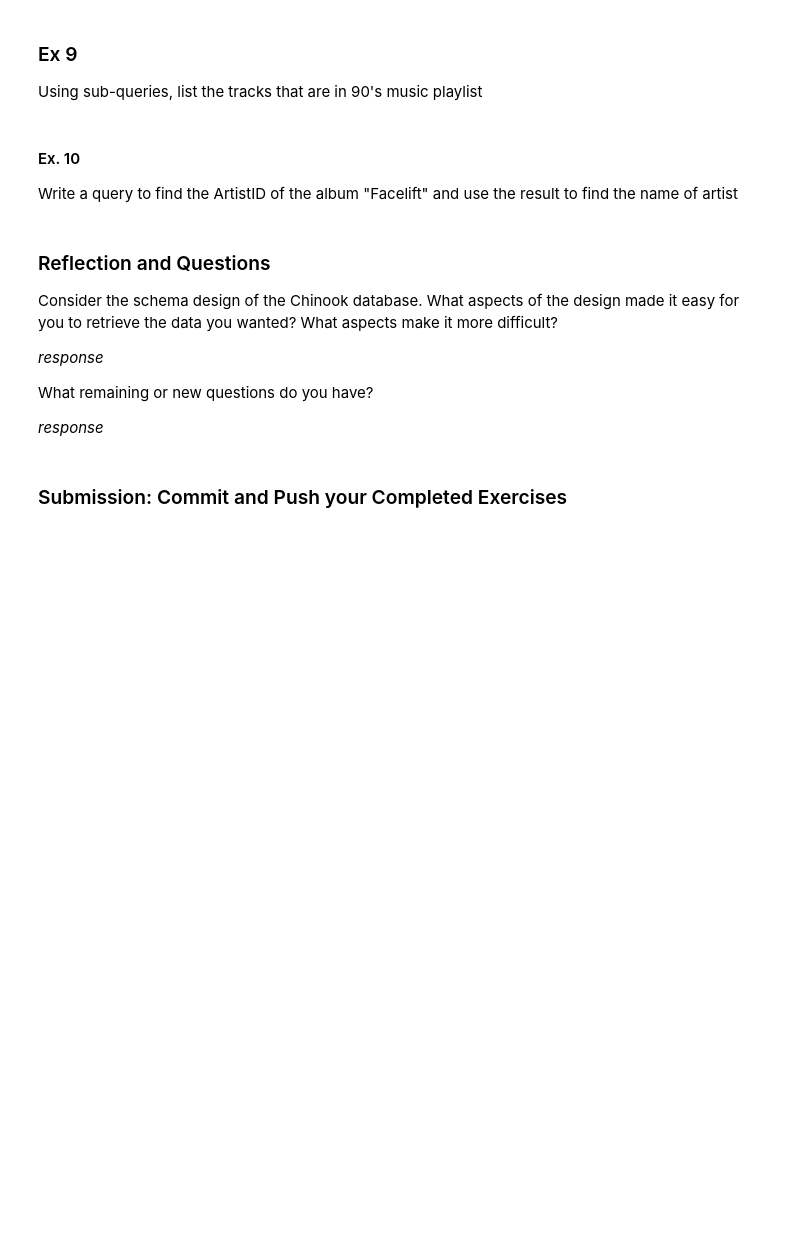
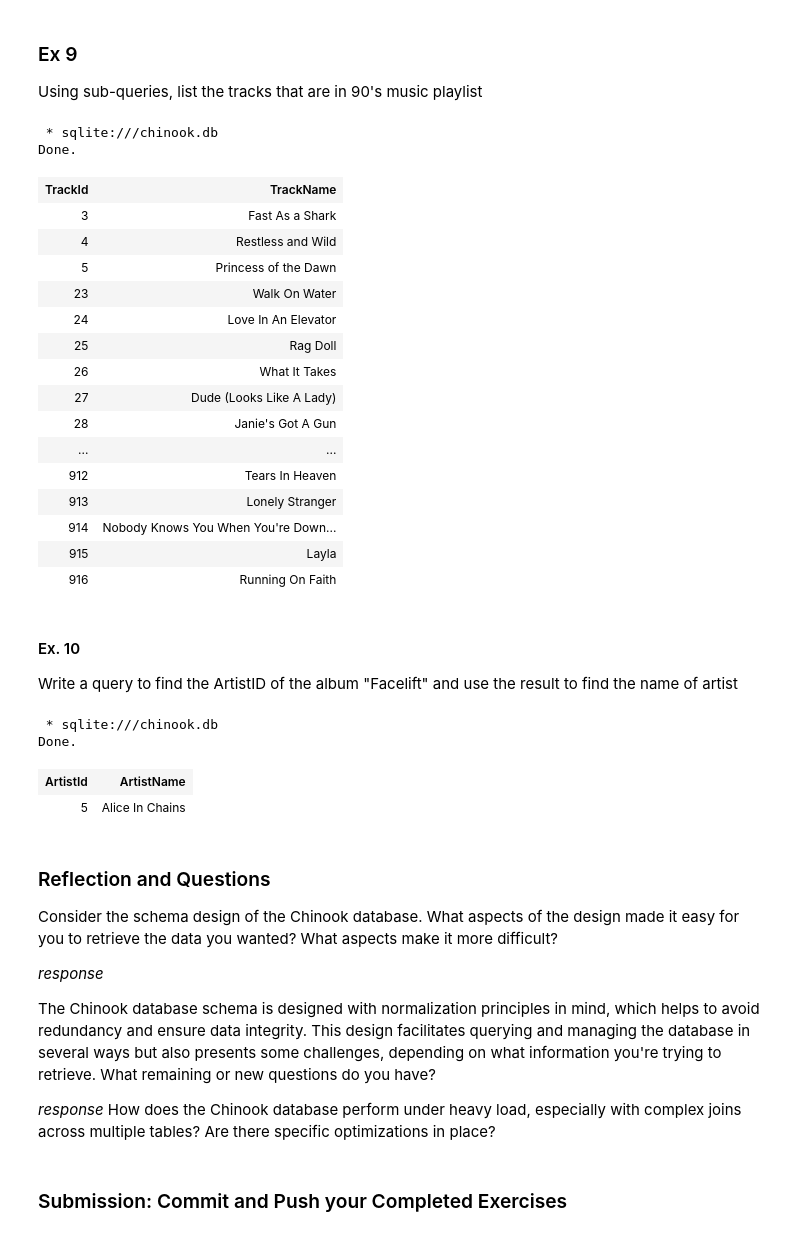
Before and after one commit to mohamudm1/CSC330-Introduction-to-SQL-T6, a Jupyter notebook: Intro_to_SQL.ipynb, the cells around one changed output. Drawn from its saved outputs; the diff is of its cells as text; code cells hidden in the pictures; blank space fills up the shorter version.

```diff
--- a/Intro_to_SQL.ipynb
+++ b/Intro_to_SQL.ipynb
@@ -250,13 +283,45 @@ Try it yourself! Do Ex. 7 again, but this time, write your two queries as a quer
 Using sub-queries, list the tracks that are in 90's music playlist
 # %%
 %%sql
--- Write your query here
+
+SELECT t.TrackId, t.Name AS TrackName
+FROM tracks t
+JOIN playlist_track pt ON t.TrackId = pt.TrackId
+JOIN playlists p ON pt.PlaylistId = p.PlaylistId
+WHERE p.Name = '90’s Music';
+# %% [output]
+ * sqlite:///chinook.db
+Done.
+| TrackId | TrackName |
+| 3 | Fast As a Shark |
+| 4 | Restless and Wild |
+| 5 | Princess of the Dawn |
+| 23 | Walk On Water |
+| 24 | Love In An Elevator |
+| 25 | Rag Doll |
+| 26 | What It Takes |
+| 27 | Dude (Looks Like A Lady) |
+| 28 | Janie's Got A Gun |
+| ... | ... |
+| 912 | Tears In Heaven |
+| 913 | Lonely Stranger |
+| 914 | Nobody Knows You When You're Down... |
+| 915 | Layla |
+| 916 | Running On Faith |
 # %% [markdown]
 #### Ex. 10
 Write a query to find the ArtistID of the album "Facelift" and use the result to find the name of artist
 # %%
 %%sql
--- Write your query here
+SELECT ar.ArtistId, ar.Name AS ArtistName
+FROM albums al
+JOIN artists ar ON al.ArtistId = ar.ArtistId
+WHERE al.Title = 'Facelift';
+# %% [output]
+ * sqlite:///chinook.db
+Done.
+| ArtistId | ArtistName |
+| 5 | Alice In Chains |
 # %% [markdown]
 ### Reflection and Questions
 
@@ -264,8 +329,10 @@ Consider the schema design of the Chinook database. What aspects of the design m
 
 _response_
 
+The Chinook database schema is designed with normalization principles in mind, which helps to avoid redundancy and ensure data integrity. This design facilitates querying and managing the database in several ways but also presents some challenges, depending on what information you're trying to retrieve.
 What remaining or new questions do you have?
 
 _response_
+How does the Chinook database perform under heavy load, especially with complex joins across multiple tables? Are there specific optimizations in place?
 # %% [markdown]
 ### Submission: Commit and Push your Completed Exercises
```
Also changed, not shown: parts of 4 cells of this notebook.
